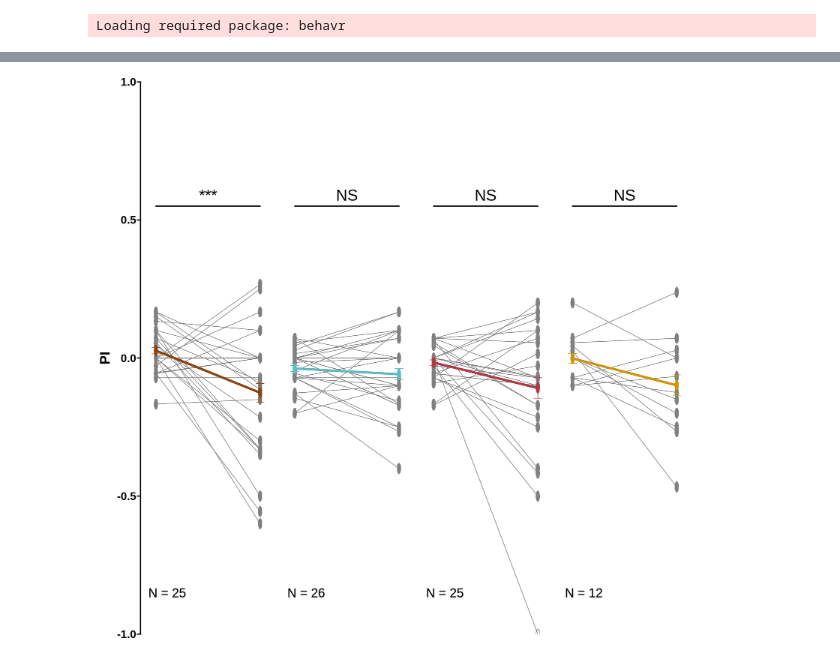
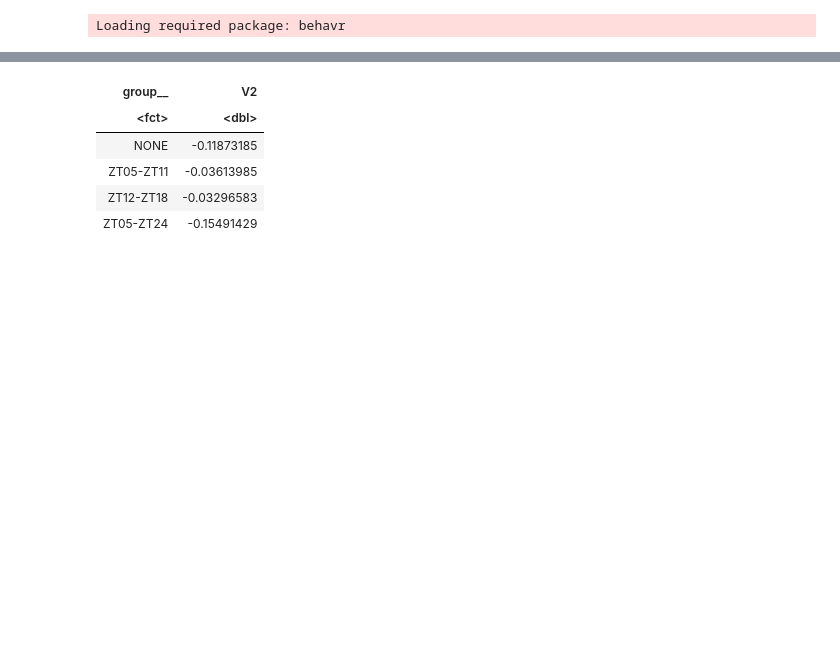
Before and after one commit to shaliulab/idoc-paper, a Jupyter notebook: 6_panel5.ipynb, the cells around one changed output, grey strips where cells are left out. Drawn from its saved outputs; the diff is of its cells as text; code cells hidden in the pictures; blank space fills up the shorter version.

```diff
--- a/6_panel5.ipynb
+++ b/6_panel5.ipynb
@@ -111,3 +91,3 @@ png
 # %%
-panel5$gg
+dcast(panel5$annotation, group__ ~ test, value.var="PI")[, .(group__, POST-PRE)]
 # %% [output]
@@ -118 +95,6 @@ Warning message in plot_theme(plot):
-[figure, removed]
+| group__ | V2 |
+| <fct> | <dbl> |
+| NONE | -0.11873185 |
+| ZT05-ZT11 | -0.03613985 |
+| ZT12-ZT18 | -0.03296583 |
+| ZT05-ZT24 | -0.15491429 |
```
Also changed, not shown: parts of 10 cells of this notebook, 11 other files.
